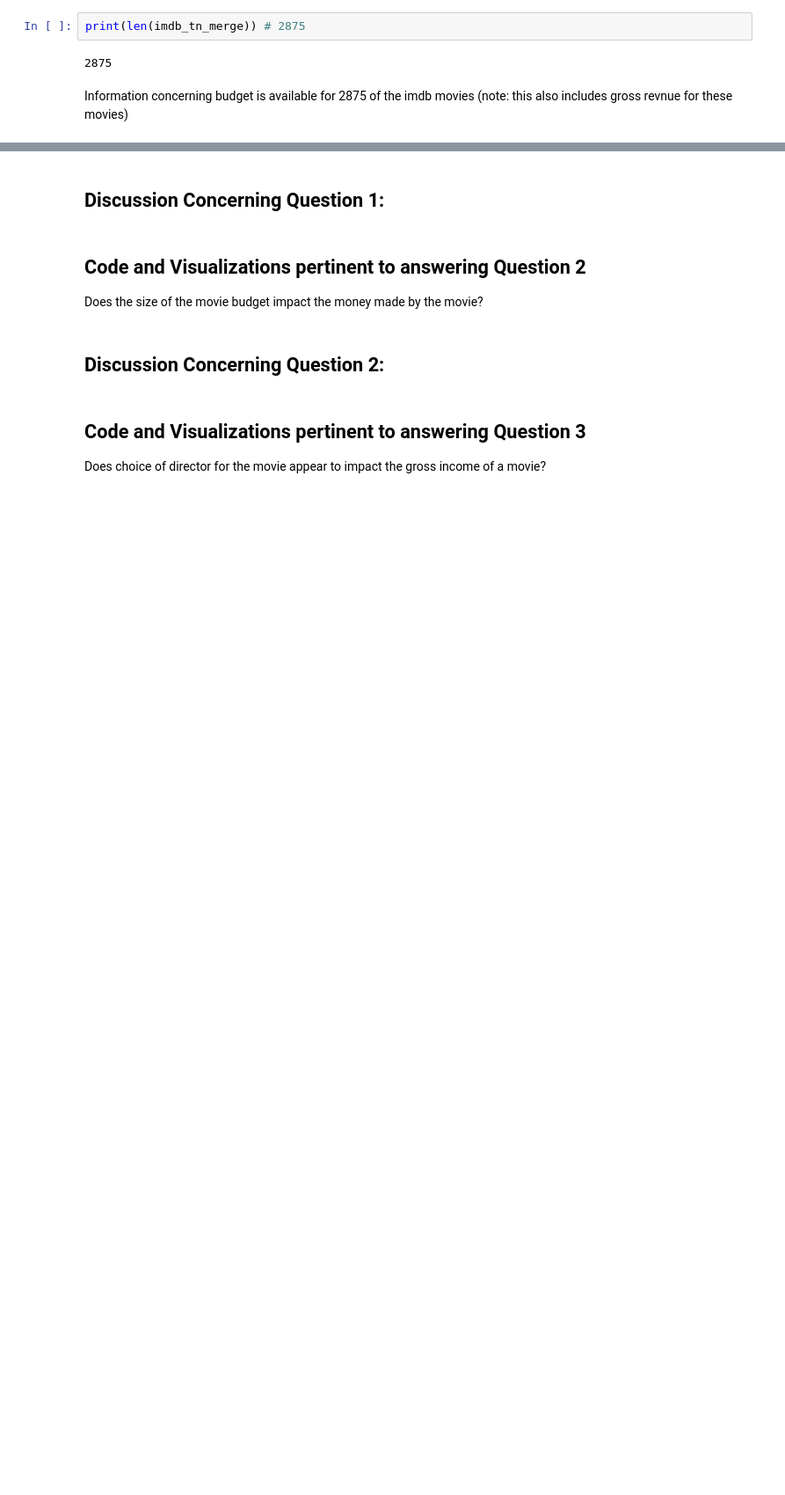
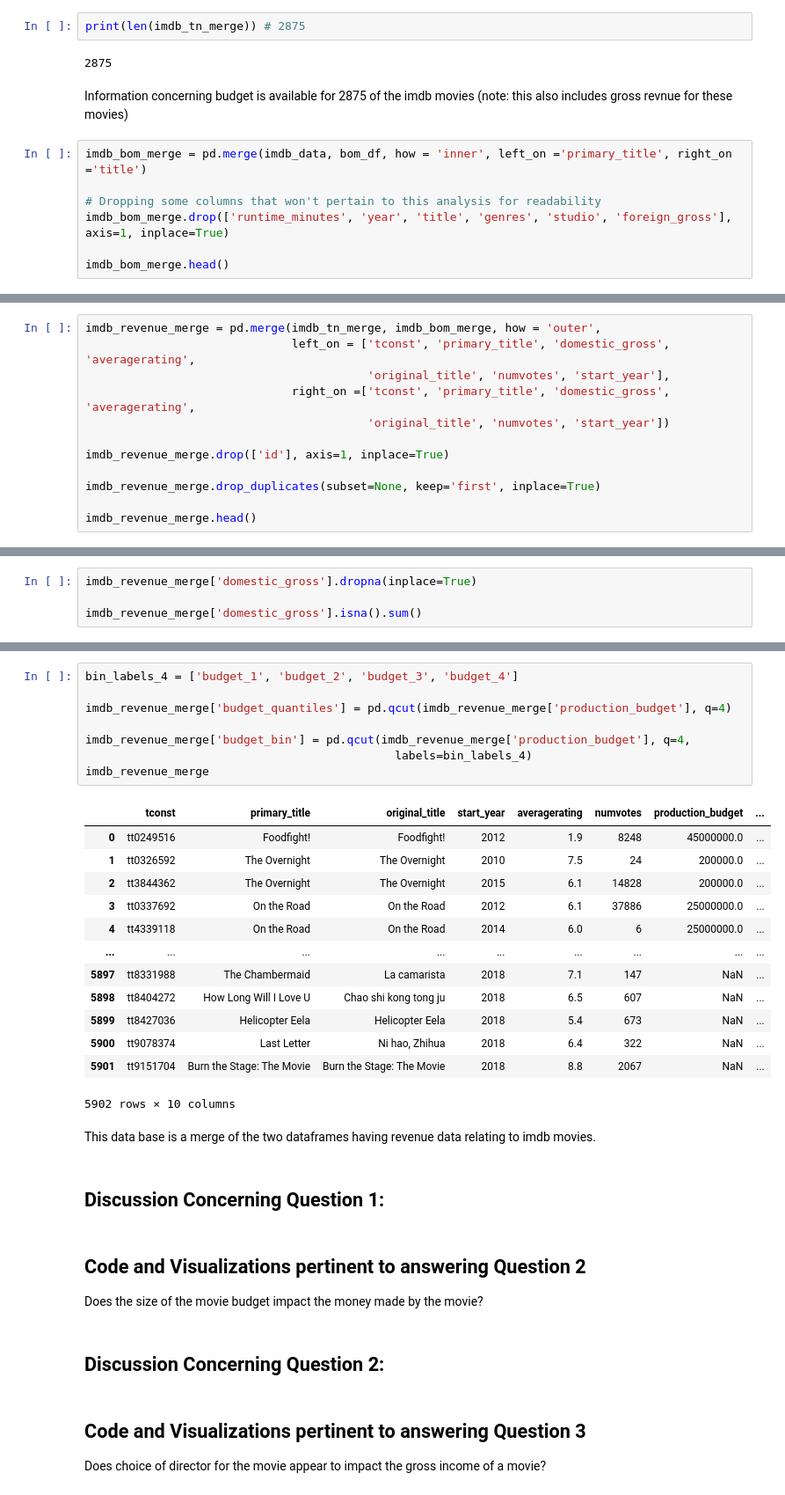
Before and after one commit to JenniferLavoie/DSFirstProject, a Jupyter notebook: student.ipynb, the cells around one changed output, grey strips where cells are left out. Shown: that part at 88% size. Cells and saved outputs as stored; diff of their text form; blank space fills up the shorter version.

```diff
--- a/student.ipynb
+++ b/student.ipynb
@@ -495,3 +497,10 @@ print(len(imdb_tn_merge)) # 2875
 2875
 # %% [markdown]
 Information concerning budget is available for 2875 of the imdb movies (note: this also includes gross revnue for these movies)
+# %%
+imdb_bom_merge = pd.merge(imdb_data, bom_df, how = 'inner', left_on ='primary_title', right_on ='title')
+
+# Dropping some columns that won't pertain to this analysis for readability
+imdb_bom_merge.drop(['runtime_minutes', 'year', 'title', 'genres', 'studio', 'foreign_gross'], axis=1, inplace=True)
+
+imdb_bom_merge.head()
@@ -497,0 +520,12 @@ Information concerning budget is available for 2875 of the imdb movies (note: th
+# %%
+imdb_revenue_merge = pd.merge(imdb_tn_merge, imdb_bom_merge, how = 'outer',
+                              left_on = ['tconst', 'primary_title', 'domestic_gross', 'averagerating',
+                                         'original_title', 'numvotes', 'start_year'],
+                              right_on =['tconst', 'primary_title', 'domestic_gross', 'averagerating',
+                                         'original_title', 'numvotes', 'start_year'])
+
+imdb_revenue_merge.drop(['id'], axis=1, inplace=True)
+
+imdb_revenue_merge.drop_duplicates(subset=None, keep='first', inplace=True)
+
+imdb_revenue_merge.head()
@@ -497,0 +555,4 @@ Information concerning budget is available for 2875 of the imdb movies (note: th
+# %%
+imdb_revenue_merge['domestic_gross'].dropna(inplace=True)
+
+imdb_revenue_merge['domestic_gross'].isna().sum()
@@ -498,3 +579,27 @@ Information concerning budget is available for 2875 of the imdb movies (note: th
+# %%
+bin_labels_4 = ['budget_1', 'budget_2', 'budget_3', 'budget_4']
+
+imdb_revenue_merge['budget_quantiles'] = pd.qcut(imdb_revenue_merge['production_budget'], q=4)
+
+imdb_revenue_merge['budget_bin'] = pd.qcut(imdb_revenue_merge['production_budget'], q=4,
+                                             labels=bin_labels_4)
+imdb_revenue_merge
+# %% [output]
+|  | tconst | primary_title | original_title | start_year | averagerating | numvotes | production_budget | ... |
+| 0 | tt0249516 | Foodfight! | Foodfight! | 2012 | 1.9 | 8248 | 45000000.0 | ... |
+| 1 | tt0326592 | The Overnight | The Overnight | 2010 | 7.5 | 24 | 200000.0 | ... |
+| 2 | tt3844362 | The Overnight | The Overnight | 2015 | 6.1 | 14828 | 200000.0 | ... |
+| 3 | tt0337692 | On the Road | On the Road | 2012 | 6.1 | 37886 | 25000000.0 | ... |
+| 4 | tt4339118 | On the Road | On the Road | 2014 | 6.0 | 6 | 25000000.0 | ... |
+| ... | ... | ... | ... | ... | ... | ... | ... | ... |
+| 5897 | tt8331988 | The Chambermaid | La camarista | 2018 | 7.1 | 147 | NaN | ... |
+| 5898 | tt8404272 | How Long Will I Love U | Chao shi kong tong ju | 2018 | 6.5 | 607 | NaN | ... |
+| 5899 | tt8427036 | Helicopter Eela | Helicopter Eela | 2018 | 5.4 | 673 | NaN | ... |
+| 5900 | tt9078374 | Last Letter | Ni hao, Zhihua | 2018 | 6.4 | 322 | NaN | ... |
+| 5901 | tt9151704 | Burn the Stage: The Movie | Burn the Stage: The Movie | 2018 | 8.8 | 2067 | NaN | ... |
+5902 rows × 10 columns
+# %% [markdown]
+This data base is a merge of the two dataframes having revenue data relating to imdb movies.
 # %% [markdown]
 ## Discussion Concerning Question 1:
 # %% [markdown]
```
Also changed, not shown: parts of 18 cells of this notebook.
